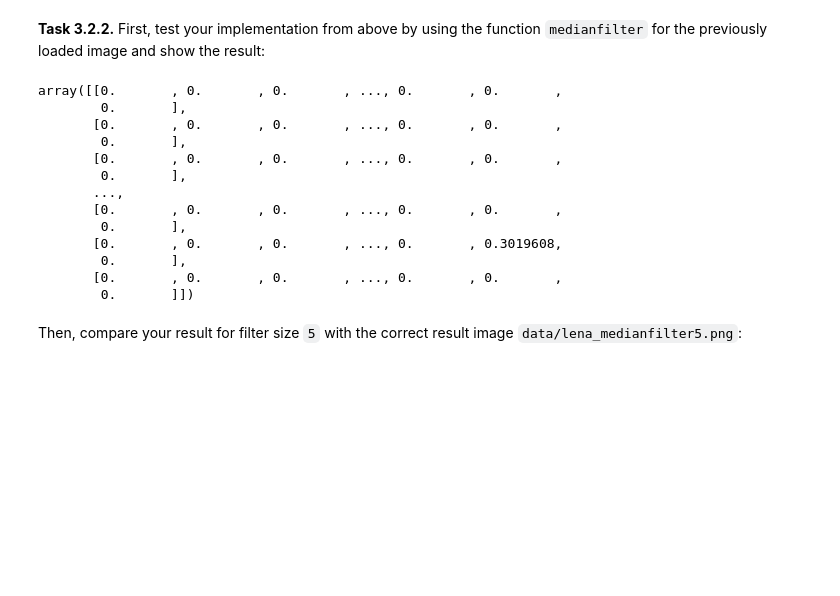
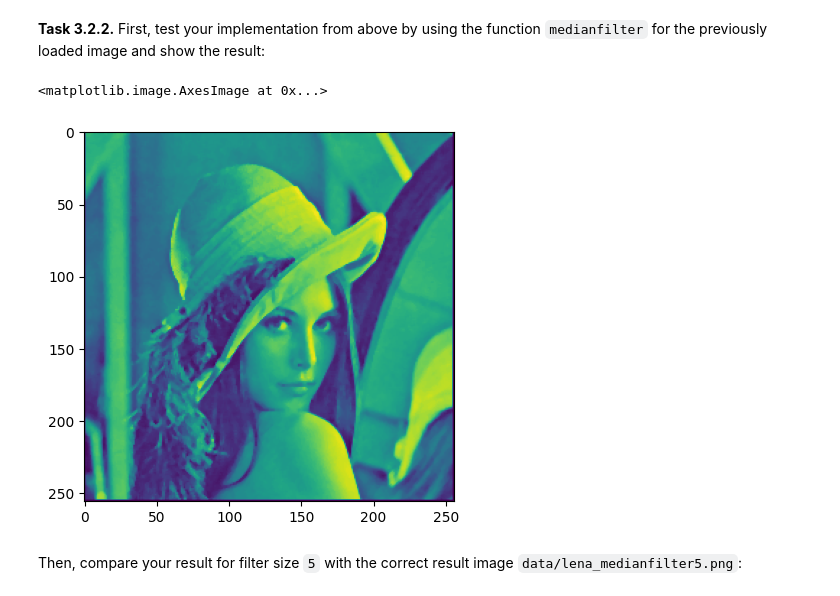
Before and after one commit to MiriamLausberg/mobi-fs3-python, a Jupyter notebook: task3.ipynb, the cells around one changed output. Drawn from its saved outputs; the diff is of its cells as text; code cells hidden in the pictures; blank space fills up the shorter version.

```diff
--- a/task3.ipynb
+++ b/task3.ipynb
@@ -65,21 +65,11 @@ def medianfilter(img, size):
     return result
 # %% [markdown]
 **<a id="#">Task 3.2.2.</a>** First, test your implementation from above by using the function `medianfilter` for the previously loaded image and show the result:
-# %%
-medianfilter(img, 3)
-# %% [output]
-array([[0.       , 0.       , 0.       , ..., 0.       , 0.       ,
-        0.       ],
-       [0.       , 0.       , 0.       , ..., 0.       , 0.       ,
-        0.       ],
-       [0.       , 0.       , 0.       , ..., 0.       , 0.       ,
-        0.       ],
-       ...,
-       [0.       , 0.       , 0.       , ..., 0.       , 0.       ,
-        0.       ],
-       [0.       , 0.       , 0.       , ..., 0.       , 0.3019608,
-        0.       ],
-       [0.       , 0.       , 0.       , ..., 0.       , 0.       ,
-        0.       ]])
+# %%
+img_medianf3 = medianfilter(img, 3)
+plt.imshow(img_medianf3)
+# %% [output]
+<matplotlib.image.AxesImage at 0x...>
+[figure, added]
 # %% [markdown]
 Then, compare your result for filter size `5` with the correct result image `data/lena_medianfilter5.png`:
```
Also changed, not shown: parts of 2 cells of this notebook.
